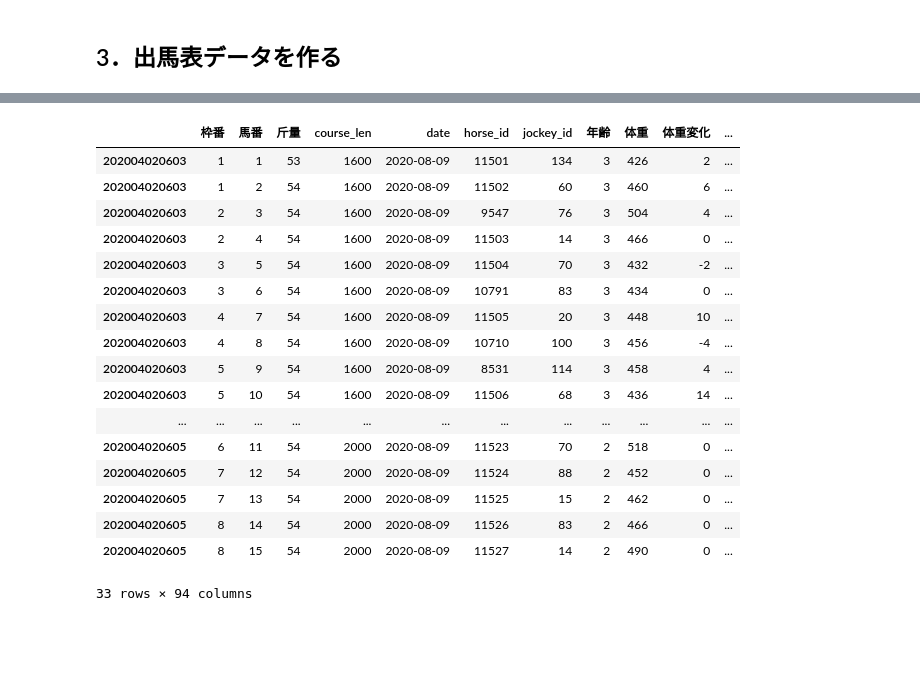
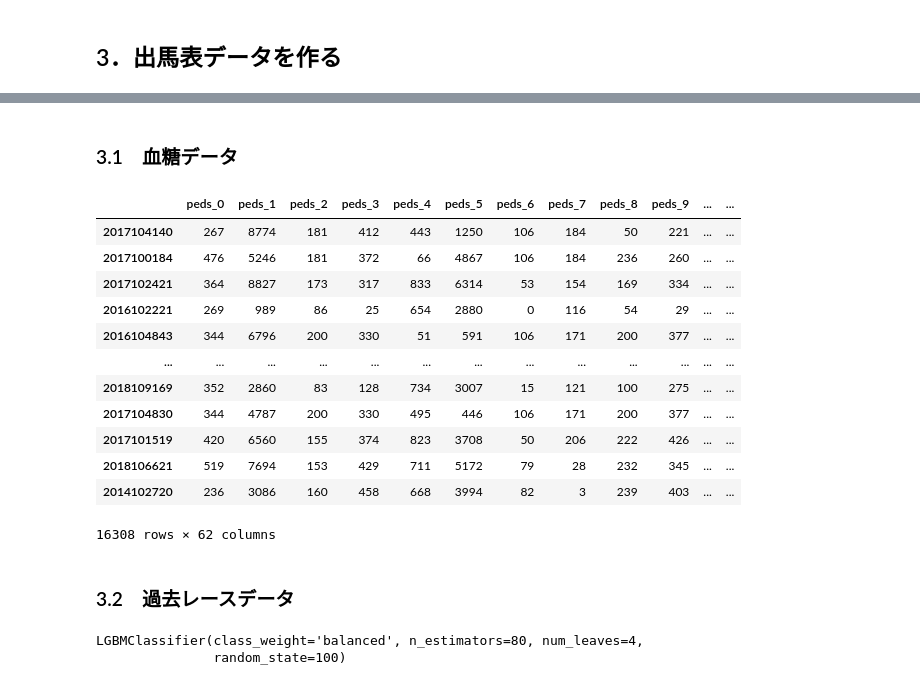
Before and after one commit to Yu134y/Python, a Jupyter notebook: jupyterlab/keiba/predict_horse_racing2.ipynb, the cells around one changed output, grey strips where cells are left out. Cells and saved outputs as stored; diff of their text form; code cells hidden in the pictures; blank space fills up the shorter version.

```diff
--- a/jupyterlab/keiba/predict_horse_racing2.ipynb
+++ b/jupyterlab/keiba/predict_horse_racing2.ipynb
@@ -1012,0 +1032,34 @@ class ShutubaTable:
+# %% [markdown]
+### 3.1　血糖データ
+# %%
+class Peds:
+    def __init__(self, peds):
+        self.peds = peds
+        # LabelEncodingしてcategory型にした変数
+        self.peds_e = pd.DataFrame()
+
+    def encode(self):
+        df = self.peds.copy()
+        for column in df.columns:
+            df[column] = LabelEncoder().fit_transform(df[column].fillna('Na'))
+        self.peds_e = df.astype('category')
+# %%
+p = Peds(peds)
+p.encode()
+p.peds_e
+# %% [output]
+|  | peds_0 | peds_1 | peds_2 | peds_3 | peds_4 | peds_5 | peds_6 | peds_7 | peds_8 | peds_9 | ... | ... |
+| 2017104140 | 267 | 8774 | 181 | 412 | 443 | 1250 | 106 | 184 | 50 | 221 | ... | ... |
+| 2017100184 | 476 | 5246 | 181 | 372 | 66 | 4867 | 106 | 184 | 236 | 260 | ... | ... |
+| 2017102421 | 364 | 8827 | 173 | 317 | 833 | 6314 | 53 | 154 | 169 | 334 | ... | ... |
+| 2016102221 | 269 | 989 | 86 | 25 | 654 | 2880 | 0 | 116 | 54 | 29 | ... | ... |
+| 2016104843 | 344 | 6796 | 200 | 330 | 51 | 591 | 106 | 171 | 200 | 377 | ... | ... |
+| ... | ... | ... | ... | ... | ... | ... | ... | ... | ... | ... | ... | ... |
+| 2018109169 | 352 | 2860 | 83 | 128 | 734 | 3007 | 15 | 121 | 100 | 275 | ... | ... |
+| 2017104830 | 344 | 4787 | 200 | 330 | 495 | 446 | 106 | 171 | 200 | 377 | ... | ... |
+| 2017101519 | 420 | 6560 | 155 | 374 | 823 | 3708 | 50 | 206 | 222 | 426 | ... | ... |
+| 2018106621 | 519 | 7694 | 153 | 429 | 711 | 5172 | 79 | 28 | 232 | 345 | ... | ... |
+| 2014102720 | 236 | 3086 | 160 | 458 | 668 | 3994 | 82 | 3 | 239 | 403 | ... | ... |
+16308 rows × 62 columns
+# %% [markdown]
+### 3.2　過去レースデータ
@@ -1024,21 +1120,0 @@ st.process_categorical(le_horse, le_jockey, results_m)
-# %%
-st.shutuba_tables_c
-# %% [output]
-|  | 枠番 | 馬番 | 斤量 | course_len | date | horse_id | jockey_id | 年齢 | 体重 | 体重変化 | ... |
-| 202004020603 | 1 | 1 | 53 | 1600 | 2020-08-09 | 11501 | 134 | 3 | 426 | 2 | ... |
-| 202004020603 | 1 | 2 | 54 | 1600 | 2020-08-09 | 11502 | 60 | 3 | 460 | 6 | ... |
-| 202004020603 | 2 | 3 | 54 | 1600 | 2020-08-09 | 9547 | 76 | 3 | 504 | 4 | ... |
-| 202004020603 | 2 | 4 | 54 | 1600 | 2020-08-09 | 11503 | 14 | 3 | 466 | 0 | ... |
-| 202004020603 | 3 | 5 | 54 | 1600 | 2020-08-09 | 11504 | 70 | 3 | 432 | -2 | ... |
-| 202004020603 | 3 | 6 | 54 | 1600 | 2020-08-09 | 10791 | 83 | 3 | 434 | 0 | ... |
-| 202004020603 | 4 | 7 | 54 | 1600 | 2020-08-09 | 11505 | 20 | 3 | 448 | 10 | ... |
-| 202004020603 | 4 | 8 | 54 | 1600 | 2020-08-09 | 10710 | 100 | 3 | 456 | -4 | ... |
-| 202004020603 | 5 | 9 | 54 | 1600 | 2020-08-09 | 8531 | 114 | 3 | 458 | 4 | ... |
-| 202004020603 | 5 | 10 | 54 | 1600 | 2020-08-09 | 11506 | 68 | 3 | 436 | 14 | ... |
-| ... | ... | ... | ... | ... | ... | ... | ... | ... | ... | ... | ... |
-| 202004020605 | 6 | 11 | 54 | 2000 | 2020-08-09 | 11523 | 70 | 2 | 518 | 0 | ... |
-| 202004020605 | 7 | 12 | 54 | 2000 | 2020-08-09 | 11524 | 88 | 2 | 452 | 0 | ... |
-| 202004020605 | 7 | 13 | 54 | 2000 | 2020-08-09 | 11525 | 15 | 2 | 462 | 0 | ... |
-| 202004020605 | 8 | 14 | 54 | 2000 | 2020-08-09 | 11526 | 83 | 2 | 466 | 0 | ... |
-| 202004020605 | 8 | 15 | 54 | 2000 | 2020-08-09 | 11527 | 14 | 2 | 490 | 0 | ... |
-33 rows × 94 columns
@@ -1044,0 +1124,12 @@ st.shutuba_tables_c
+# %%
+params = {
+    'num_leaves': 4,
+    'n_estimators': 80,
+    'class_weight': 'balanced',
+    'random_state': 100
+}
+
+lgb_clf.fit(X.values, y.values)
+# %% [output]
+LGBMClassifier(class_weight='balanced', n_estimators=80, num_leaves=4,
+               random_state=100)
```
Also changed, not shown: parts of 17 cells of this notebook.
